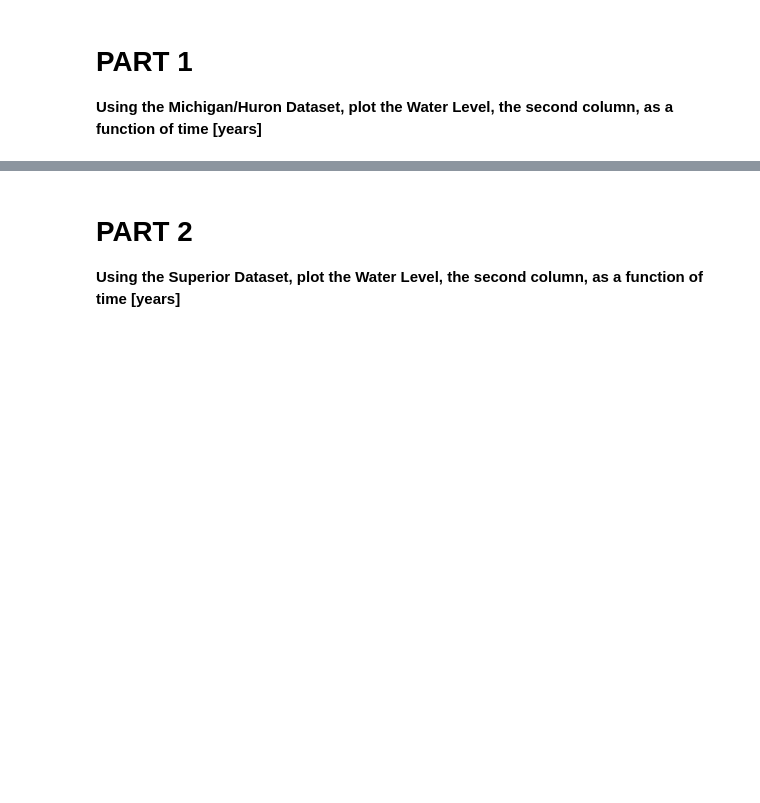
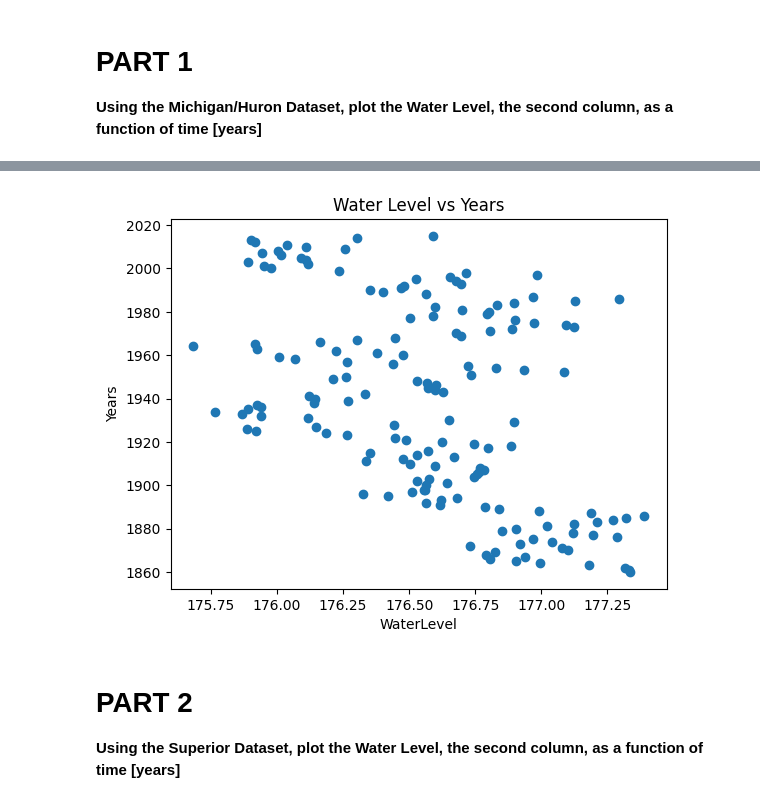
Before and after one commit to GothamCitytheKing/CMSE202_Git_Started, a Jupyter notebook: Great_Lakes_and_Grand_River.ipynb, the cells around one changed output, grey strips where cells are left out. Cells and saved outputs as stored; diff of their text form; code cells hidden in the pictures; blank space fills up the shorter version.

```diff
--- a/Great_Lakes_and_Grand_River.ipynb
+++ b/Great_Lakes_and_Grand_River.ipynb
@@ -30,3 +30,5 @@ This notebook **might look very familiar!** It is based off a CMSE 201 assignmen
 **Using the Michigan/Huron Dataset, plot the Water Level, the second column, as a function of time [years]**
 # %%
 # Insert Code Here
+mhuData = pd.read_csv("data/mhu.csv")
+mhuData.head()
@@ -33,3 +42,12 @@ This notebook **might look very familiar!** It is based off a CMSE 201 assignmen
+# %%
+plt.figure()
+plt.scatter(mhuData["AnnAvg"],mhuData["Michigan-Huron annual averages"])
+plt.title("Water Level vs Years")
+plt.xlabel("WaterLevel")
+plt.ylabel("Years")
+plt.show()
+# %% [output]
+[figure, added]
 # %% [markdown]
 # PART 2
 
```
Also changed, not shown: parts of 5 cells of this notebook.
